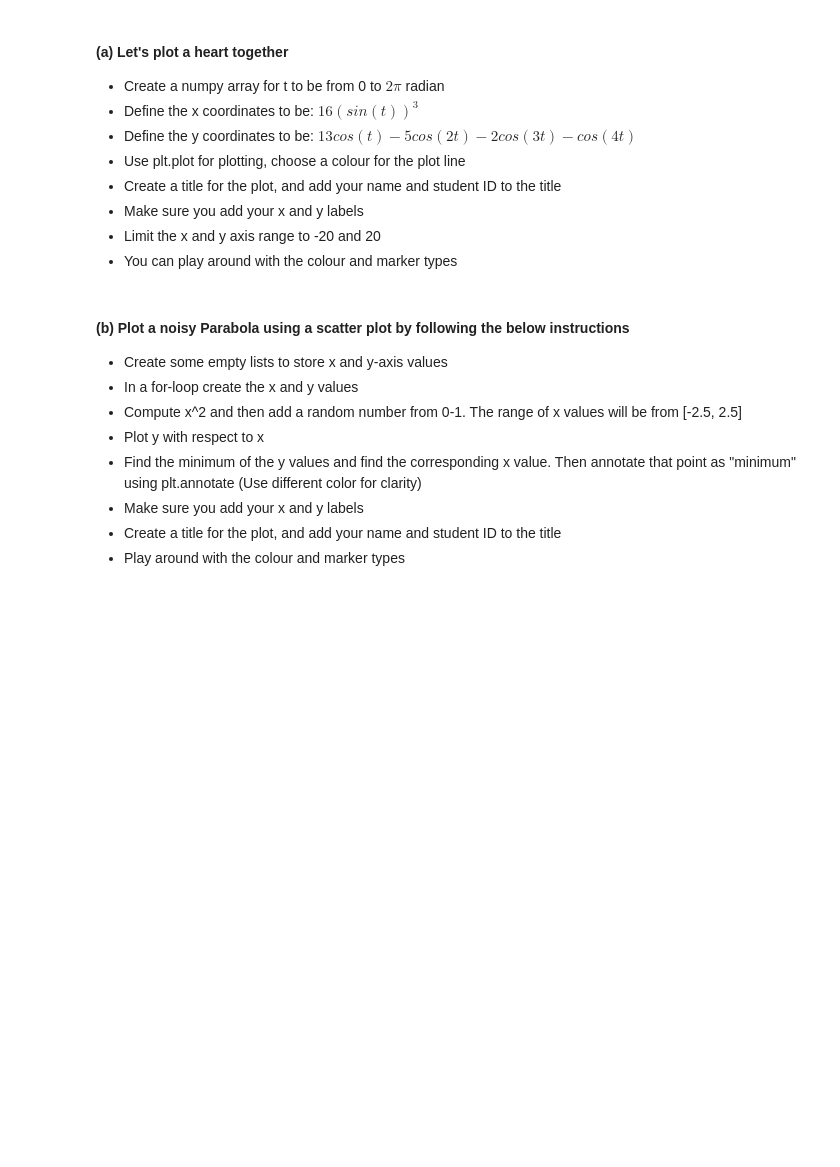
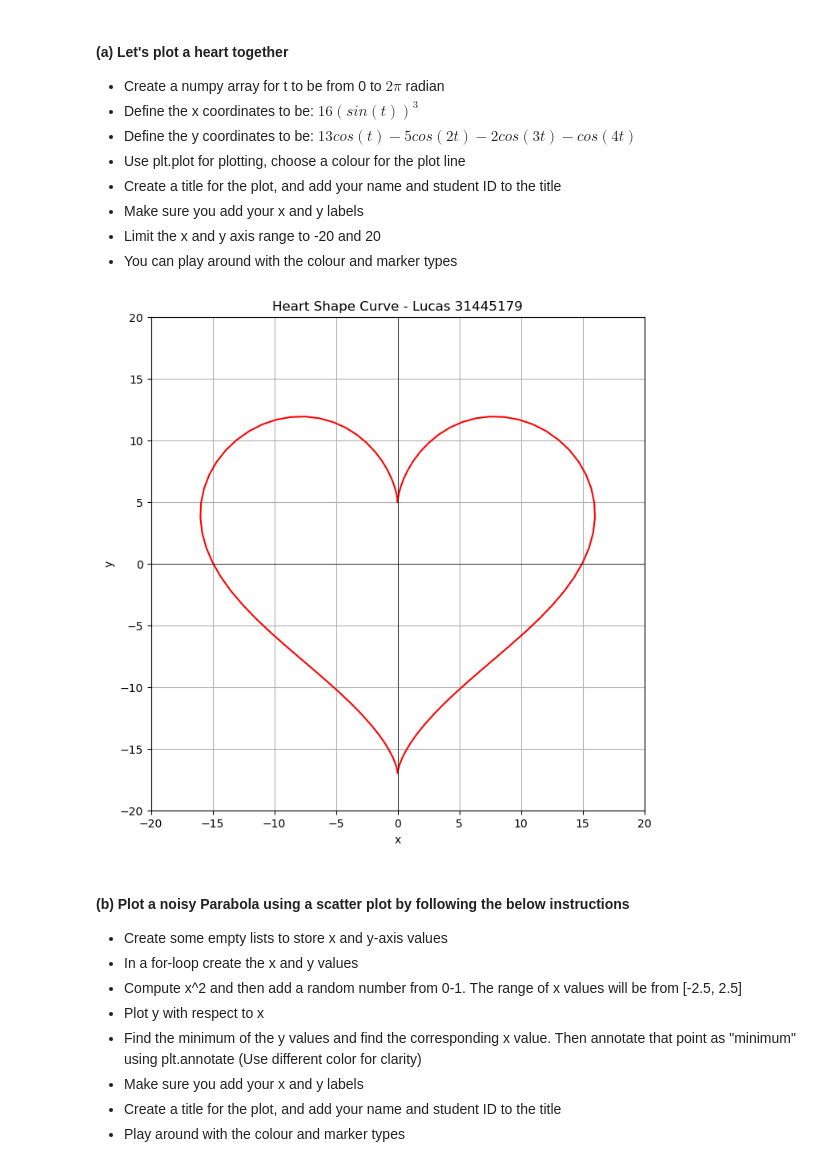
Before and after one commit to sqooid/ece4179-neural-networks, a Jupyter notebook: labs/lab-1/Lab1_Basics_students.ipynb, the cells around one changed output. Saved outputs shown, nothing was run; the diff lists cells and outputs as text; code cells hidden in the pictures; blank space fills up the shorter version.

```diff
--- a/labs/lab-1/Lab1_Basics_students.ipynb
+++ b/labs/lab-1/Lab1_Basics_students.ipynb
@@ -553,27 +614,29 @@ Matplotlib is a popular Python library used for creating visualizations and plot
 # %%
 import numpy as np
 import matplotlib.pyplot as plt
 
 # Define the range of t
-t = ?????
+t = np.linspace(0, 2 * np.pi, 100)
 
 # Parametric equations for a heart shape
-x = ?????
-y = ?????
+x = 16 * (np.sin(t)) ** 3
+y = 13 * np.cos(t) - 5 * np.cos(2 * t) - 2 * np.cos(3 * t) - np.cos(4 * t)
 
 # Plot the heart shape
 plt.figure(figsize=(8, 8))
-plt.????   #plot the x and y values
-plt.title('Heart Shape Curve')
-plt.xlabel('x')
-plt.ylabel('y')
-plt.????? #limit the x axis
-plt.????? #limit the y axis
+plt.plot(x, y, "r")  # plot the x and y values
+plt.title("Heart Shape Curve - Lucas 31445179")
+plt.xlabel("x")
+plt.ylabel("y")
+plt.xlim((-20, 20))  # limit the x axis
+plt.ylim((-20, 20))  # limit the y axis
 plt.grid(True)
-plt.axhline(0, color='black',linewidth=0.5)
-plt.axvline(0, color='black',linewidth=0.5)
-plt.gca().set_aspect('equal', adjustable='box')
-plt.????? #show the plot
+plt.axhline(0, color="black", linewidth=0.5)
+plt.axvline(0, color="black", linewidth=0.5)
+plt.gca().set_aspect("equal", adjustable="box")
+plt.show()  # show the plot
+# %% [output]
+[figure, added]
 # %% [markdown]
 #### (b) Plot a noisy Parabola using a scatter plot by following the below instructions
 - Create some empty lists to store x and y-axis values
```
Also changed, not shown: parts of 17 cells of this notebook, 1 other file.
